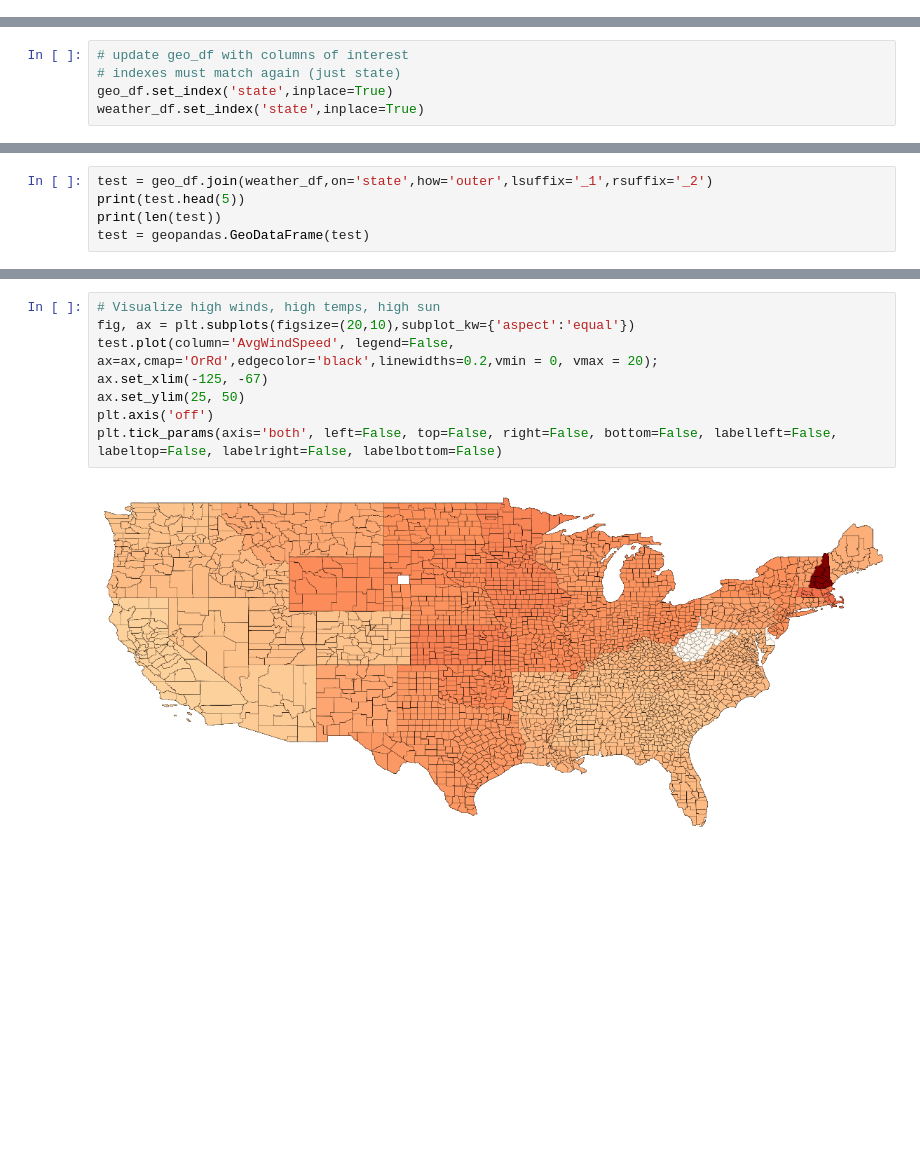
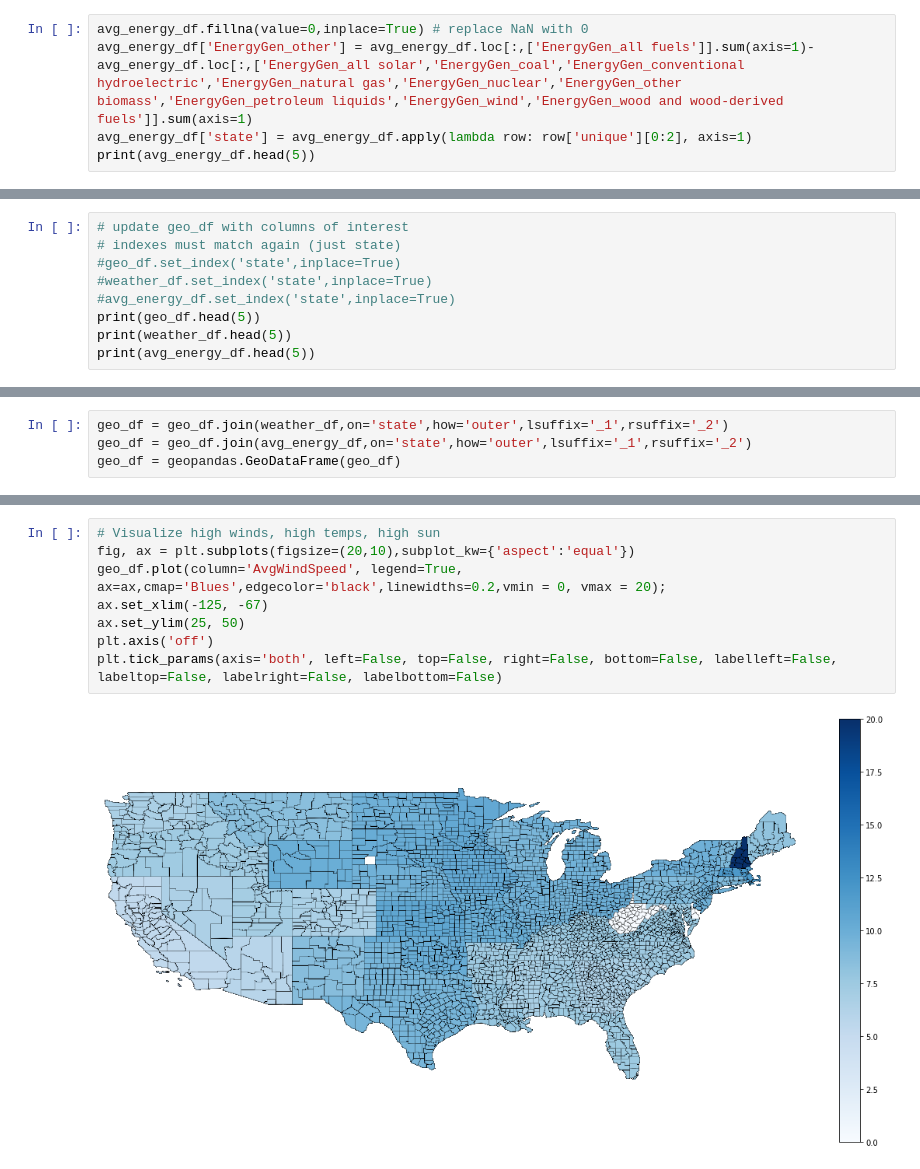
Before and after one commit to alacroix367/TDI-Proposal, a Jupyter notebook: TDI_Proposal.ipynb, the cells around one changed output, grey strips where cells are left out. Saved outputs shown, nothing was run; the diff lists cells and outputs as text; blank space fills up the shorter version.

Commit message:
complete rough draft of US-wide idea for wind power visualization

```diff
--- a/TDI_Proposal.ipynb
+++ b/TDI_Proposal.ipynb
@@ -279,0 +292,5 @@ print(len(avg_energy_df))
+# %%
+avg_energy_df.fillna(value=0,inplace=True) # replace NaN with 0
+avg_energy_df['EnergyGen_other'] = avg_energy_df.loc[:,['EnergyGen_all fuels']].sum(axis=1)-avg_energy_df.loc[:,['EnergyGen_all solar','EnergyGen_coal','EnergyGen_conventional hydroelectric','EnergyGen_natural gas','EnergyGen_nuclear','EnergyGen_other biomass','EnergyGen_petroleum liquids','EnergyGen_wind','EnergyGen_wood and wood-derived fuels']].sum(axis=1)
+avg_energy_df['state'] = avg_energy_df.apply(lambda row: row['unique'][0:2], axis=1)
+print(avg_energy_df.head(5))
@@ -344,6 +378,10 @@ CountyID_StateID
 # %%
 # update geo_df with columns of interest
 # indexes must match again (just state)
-geo_df.set_index('state',inplace=True)
-weather_df.set_index('state',inplace=True)
+#geo_df.set_index('state',inplace=True)
+#weather_df.set_index('state',inplace=True)
+#avg_energy_df.set_index('state',inplace=True)
+print(geo_df.head(5))
+print(weather_df.head(5))
+print(avg_energy_df.head(5))
 # %% [output]
@@ -351,5 +405,4 @@ KeyError: 'state'
 # %%
-test = geo_df.join(weather_df,on='state',how='outer',lsuffix='_1',rsuffix='_2')
-print(test.head(5))
-print(len(test))
-test = geopandas.GeoDataFrame(test)
+geo_df = geo_df.join(weather_df,on='state',how='outer',lsuffix='_1',rsuffix='_2')
+geo_df = geo_df.join(avg_energy_df,on='state',how='outer',lsuffix='_1',rsuffix='_2')
+geo_df = geopandas.GeoDataFrame(geo_df)
@@ -384,13 +419,13 @@ plt.tick_params(axis='both', left=False, top=False, right=False, bottom=False, l
 # %%
 # Visualize high winds, high temps, high sun
 fig, ax = plt.subplots(figsize=(20,10),subplot_kw={'aspect':'equal'})
-test.plot(column='AvgWindSpeed', legend=False, ax=ax,cmap='OrRd',edgecolor='black',linewidths=0.2,vmin = 0, vmax = 20);
+geo_df.plot(column='AvgWindSpeed', legend=True, ax=ax,cmap='Blues',edgecolor='black',linewidths=0.2,vmin = 0, vmax = 20);
 ax.set_xlim(-125, -67)
 ax.set_ylim(25, 50)
 plt.axis('off')
 plt.tick_params(axis='both', left=False, top=False, right=False, bottom=False, labelleft=False, labeltop=False, labelright=False, labelbottom=False)
 # %% [output]
-[figure, old version]
+[figure, new version]
 # %%
 # Visualize high winds, high temps, high sun
 fig, ax = plt.subplots(figsize=(20,10),subplot_kw={'aspect':'equal'})
```
Also changed, not shown: parts of 17 cells of this notebook.
